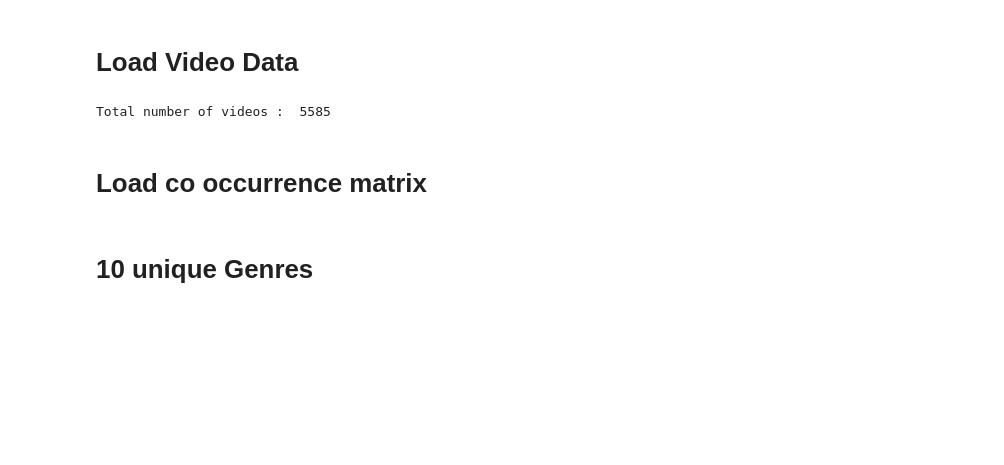
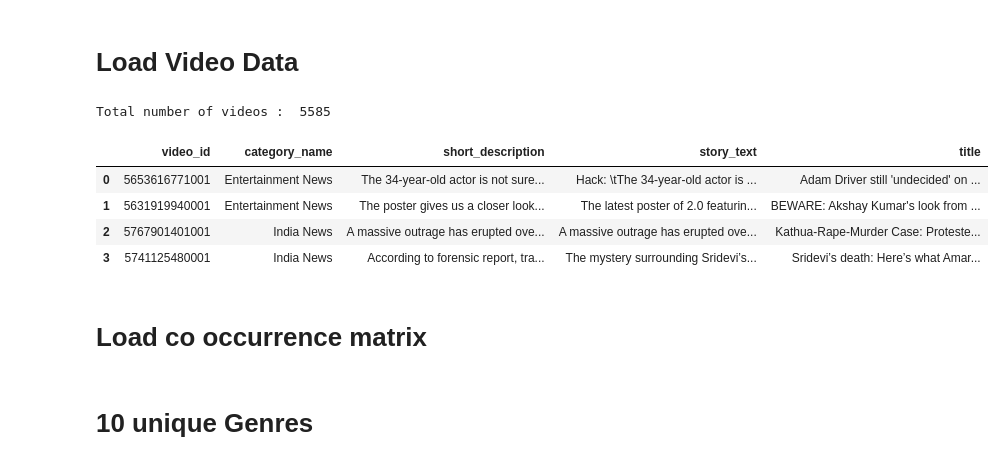
Before and after one commit to tuhinsharma121/recsys-pgm, a Jupyter notebook: hybrid-pgm-recsys.ipynb, the cells around one changed output. Saved outputs shown, nothing was run; the diff lists cells and outputs as text; code cells hidden in the pictures; blank space fills up the shorter version.

```diff
--- a/hybrid-pgm-recsys.ipynb
+++ b/hybrid-pgm-recsys.ipynb
@@ -39,6 +39,14 @@ video_df = pd.read_csv("./video_data.csv")
 print("Total number of videos : ",len(video_df))
 # %% [output]
 Total number of videos :  5585
+# %%
+video_df.head(4)
+# %% [output]
+|  | video_id | category_name | short_description | story_text | title |
+| 0 | 5653616771001 | Entertainment News | The 34-year-old actor is not sure... | Hack: \tThe 34-year-old actor is ... | Adam Driver still 'undecided' on ... |
+| 1 | 5631919940001 | Entertainment News | The poster gives us a closer look... | The latest poster of 2.0 featurin... | BEWARE: Akshay Kumar's look from ... |
+| 2 | 5767901401001 | India News | A massive outrage has erupted ove... | A massive outrage has erupted ove... | Kathua-Rape-Murder Case: Proteste... |
+| 3 | 5741125480001 | India News | According to forensic report, tra... | The mystery surrounding Sridevi’s... | Sridevi’s death: Here’s what Amar... |
 # %% [markdown]
 # Load co occurrence matrix
 # %%
```
Also changed, not shown: parts of 3 cells of this notebook.
